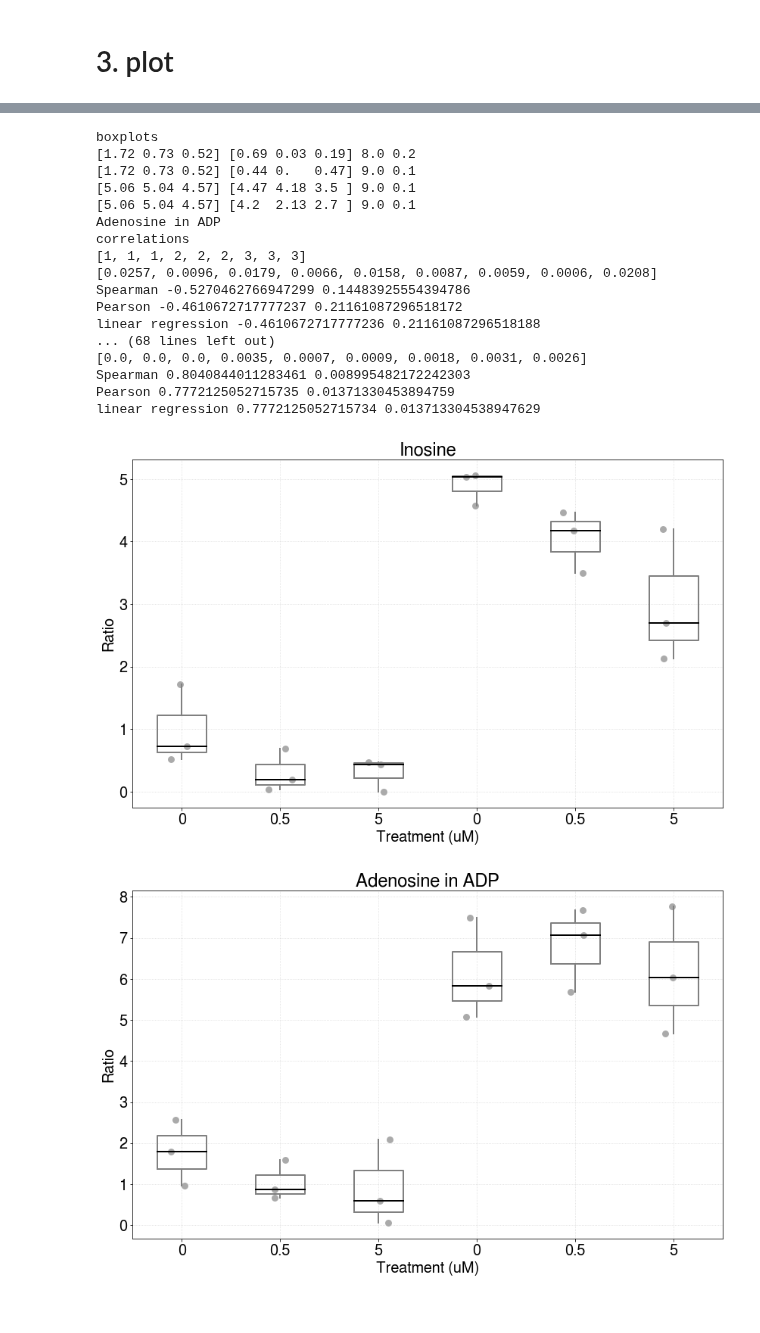
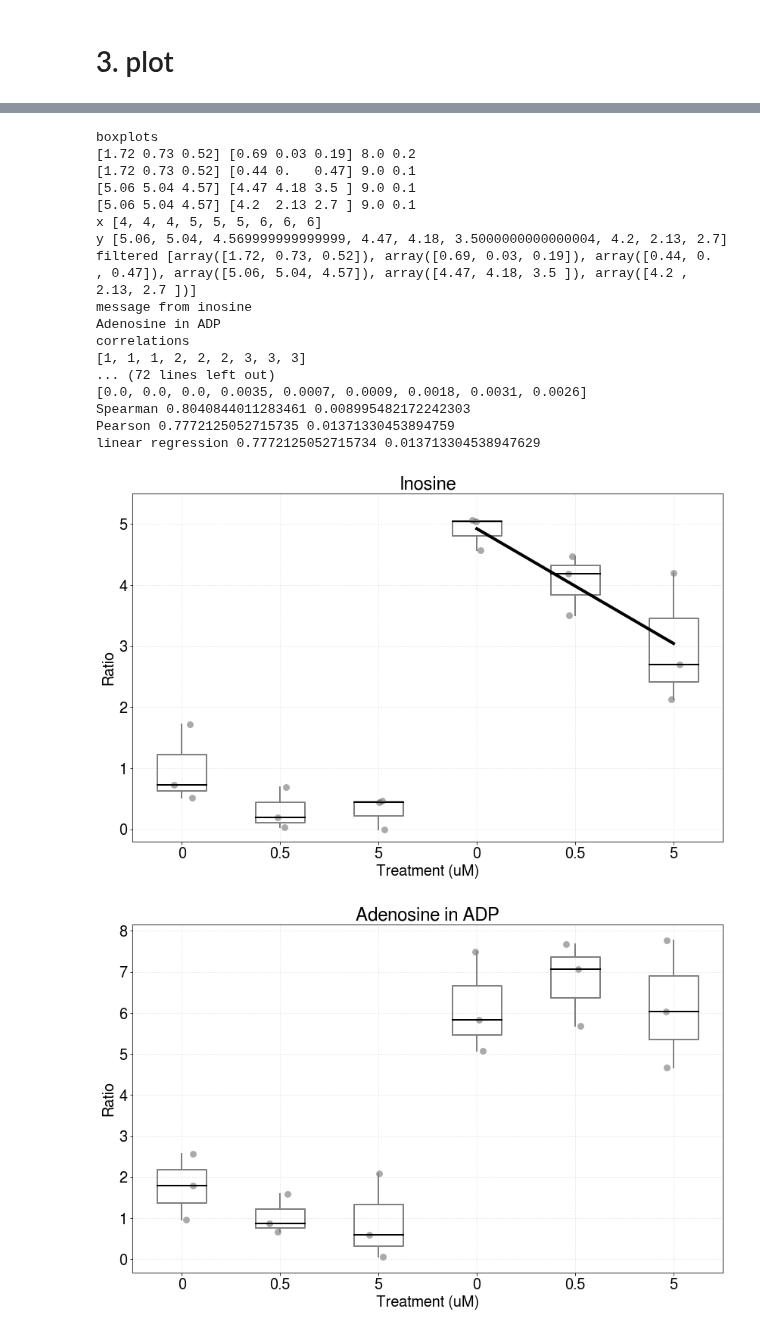
Before and after one commit to adelomana/HUVECs, a Jupyter notebook: Figure.5.rewiring/panel_C_TCA/OCTOBER2021_05.analysis_13C_OSK_EC45_panel_CDE.ipynb, the cells around one changed output, grey strips where cells are left out. Cells and saved outputs as stored; diff of their text form; code cells hidden in the pictures.

```diff
--- a/Figure.5.rewiring/panel_C_TCA/OCTOBER2021_05.analysis_13C_OSK_EC45_panel_CDE.ipynb
+++ b/Figure.5.rewiring/panel_C_TCA/OCTOBER2021_05.analysis_13C_OSK_EC45_panel_CDE.ipynb
@@ -207,7 +207,7 @@ for metab in df.columns[7:]:
             matplotlib.pyplot.text(pos/6.5, 0.85, '*', transform=ax.transAxes, horizontalalignment='center', verticalalignment='center', fontsize=40)
         if pvalue < 0.01:
             print(pos, 'very significant', numpy.mean(reference), numpy.mean(filtered[pos]), pvalue)
-            matplotlib.pyplot.text(pos/6, 0.85, '**', transform=ax.transAxes, horizontalalignment='center', verticalalignment='center', fontsize=40)
+            matplotlib.pyplot.text(pos/6.5, 0.85, '**', transform=ax.transAxes, horizontalalignment='center', verticalalignment='center', fontsize=40)
 
     ###
     ### define custom yranges
@@ -217,6 +217,28 @@ for metab in df.columns[7:]:
 
     if metab == 'GSH_neg':
         matplotlib.pyplot.ylim([-0.2, 1.8])
+
+    if metab == 'NAD-H':
+        matplotlib.pyplot.ylim([-0.2, 4])
+
+    if metab == 'Inosine':
+        matplotlib.pyplot.ylim([-0.2, 5.5])
+
+        x = []; y =[]
+        loc = [4, 5, 6]
+        for i in range(len(loc)):
+            for element in filtered[i+3]:
+                x.append(loc[i])
+                y.append(element)
+
+        print('x', x)
+        print('y', y)
+        print('filtered', filtered)
+        print('message from inosine')
+
+        slope, intercept, r_value, p_value, std_err = scipy.stats.linregress(x, y)
+        line = (slope * numpy.array(x)) + intercept
+        matplotlib.pyplot.plot(x, line, lw=4, color='black')
 
     ###
     ### close figure
@@ -231,7 +253,7 @@ for metab in df.columns[7:]:
 
     #matplotlib.pyplot.show()
 
-    if metab == 'Citrate_neg' or metab == 'Glutamate_neg' or metab == 'Malate_neg' or metab == 'GSH_neg':
+    if metab == 'Citrate_neg' or metab == 'Glutamate_neg' or metab == 'Malate_neg' or metab == 'GSH_neg' or metab == 'Inosine' or metab == 'NAD-H':
         matplotlib.pyplot.savefig('{}.svg'.format(metab))
 # %% [output]
 Glutamate_neg
@@ -278,20 +300,20 @@ linear regression -0.8012560074164256 0.009430344065706645
 boxplots
 [1.72 0.73 0.52] [0.69 0.03 0.19] 8.0 0.2
 [1.72 0.73 0.52] [0.44 0.   0.47] 9.0 0.1
 [5.06 5.04 4.57] [4.47 4.18 3.5 ] 9.0 0.1
 [5.06 5.04 4.57] [4.2  2.13 2.7 ] 9.0 0.1
+x [4, 4, 4, 5, 5, 5, 6, 6, 6]
+y [5.06, 5.04, 4.569999999999999, 4.47, 4.18, 3.5000000000000004, 4.2, 2.13, 2.7]
+filtered [array([1.72, 0.73, 0.52]), array([0.69, 0.03, 0.19]), array([0.44, 0.  , 0.47]), array([5.06, 5.04, 4.57]), array([4.47, 4.18, 3.5 ]), array([4.2 , 2.13, 2.7 ])]
+message from inosine
 Adenosine in ADP
 correlations
 [1, 1, 1, 2, 2, 2, 3, 3, 3]
-[0.0257, 0.0096, 0.0179, 0.0066, 0.0158, 0.0087, 0.0059, 0.0006, 0.0208]
-Spearman -0.5270462766947299 0.14483925554394786
-Pearson -0.4610672717777237 0.21161087296518172
-linear regression -0.4610672717777236 0.21161087296518188
-... (68 lines left out)
+... (72 lines left out)
 [0.0, 0.0, 0.0, 0.0035, 0.0007, 0.0009, 0.0018, 0.0031, 0.0026]
 Spearman 0.8040844011283461 0.008995482172242303
 Pearson 0.7772125052715735 0.01371330453894759
 linear regression 0.7772125052715734 0.013713304538947629
-[figure, old version]
+[figure, new version]
-[figure, old version]
+[figure, new version]
 ... (20 outputs left out)
```
Also changed, not shown: parts of 1 cell of this notebook.
